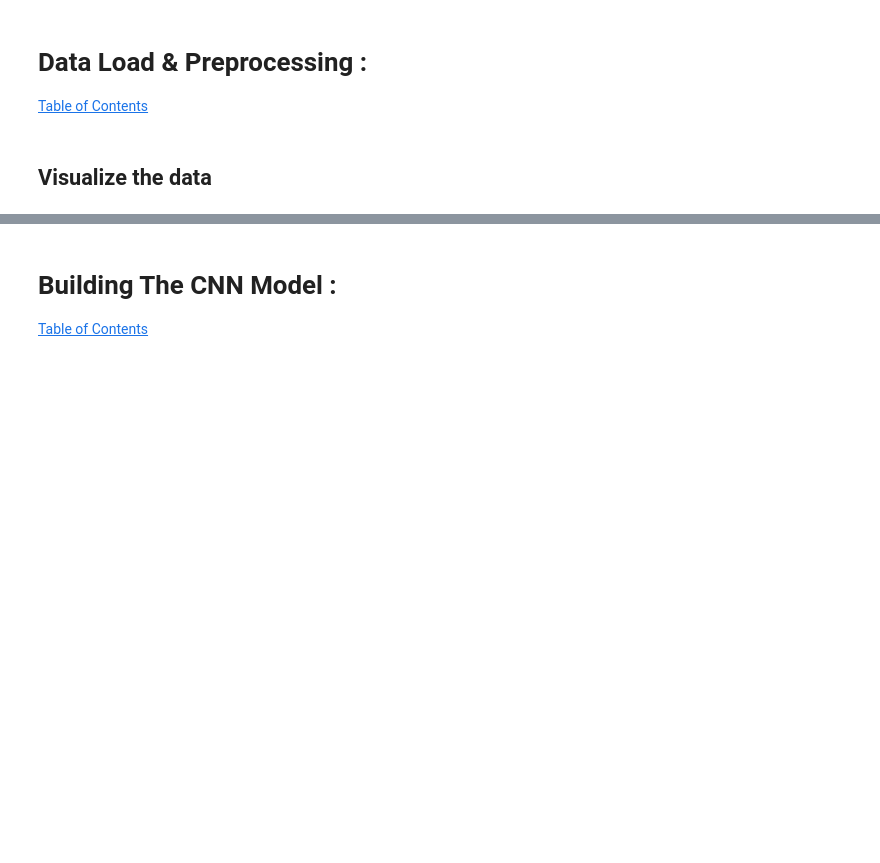
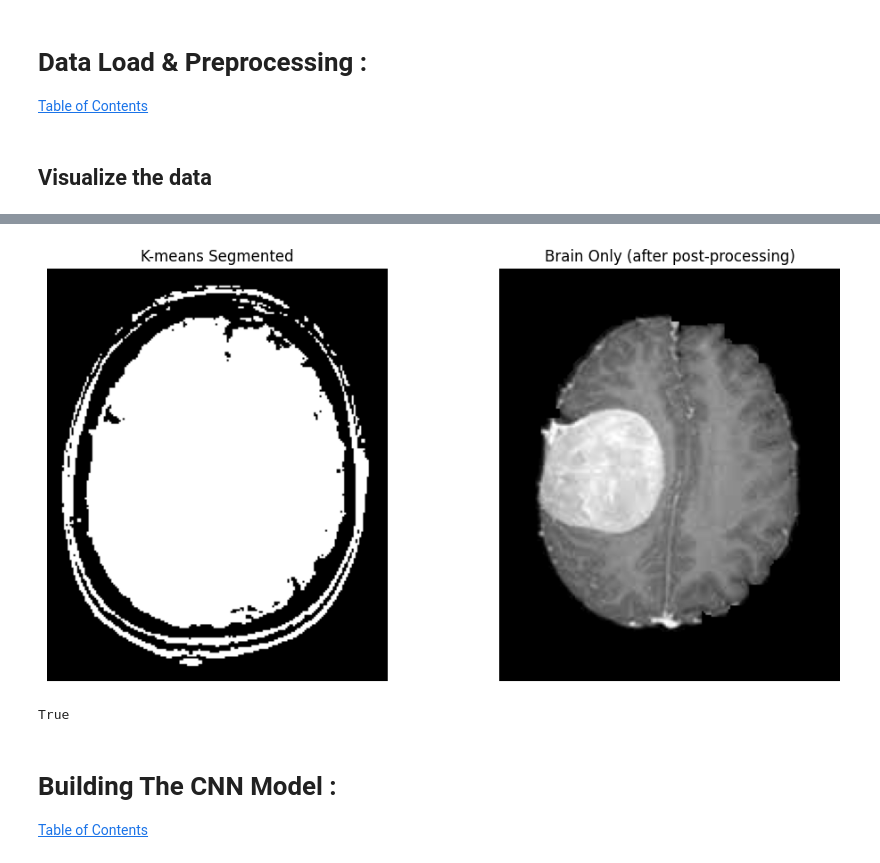
Before and after one commit to FaroukAshrafElshamy/BrainTumorDetection, a Jupyter notebook: Part2/ProjectV2.ipynb, the cells around one changed output, grey strips where cells are left out. Cells and saved outputs as stored; diff of their text form; code cells hidden in the pictures; blank space fills up the shorter version.

```diff
--- a/Part2/ProjectV2.ipynb
+++ b/Part2/ProjectV2.ipynb
@@ -130,3 +210,57 @@ print(len(mri_dataset.images)) # All The Data
+# %%
+from sklearn.cluster import KMeans
+import cv2
+import numpy as np
+from keras.preprocessing import image
+
+
+def k_means_segmentation(img, n_clusters=2):
+    img_reshaped = img.reshape((-1, 1))
+    kmeans = KMeans(n_clusters=n_clusters)
+    kmeans.fit(img_reshaped)
+    segmented = kmeans.labels_.reshape(img.shape)
+    return (segmented == 1).astype(np.uint8) * 255  # Assuming tumor is the second cluster
+gray = cv2.cvtColor(img, cv2.COLOR_BGR2GRAY)
+
+img = image.img_to_array(gray, dtype='uint8')
+segmented = k_means_segmentation(img)
+
+
+
+# Use morphological operations to remove the skull and isolate the brain
+kernel = np.ones((5, 5), np.uint8)
+eroded = cv2.erode(segmented, kernel, iterations=1)
+dilated = cv2.dilate(eroded, kernel, iterations=2)
+# Find contours from the binary image
+contours, _ = cv2.findContours(dilated, cv2.RETR_EXTERNAL, cv2.CHAIN_APPROX_SIMPLE)
+
+# Create a mask to draw the largest contour (likely the brain)
+mask = np.zeros_like(segmented)
+largest_contour = max(contours, key=cv2.contourArea)
+cv2.drawContours(mask, [largest_contour], -1, 255, thickness=cv2.FILLED)
+
+# Use the mask to extract the brain region from the original image
+brain_only = cv2.bitwise_and(img, img, mask=mask)
+
+# Display the results
+plt.figure(figsize=(12, 6))
+plt.subplot(1, 2, 1)
+plt.title('K-means Segmented')
+plt.imshow(segmented, cmap='gray')
+plt.axis('off')
+
+plt.subplot(1, 2, 2)
+plt.title('Brain Only (after post-processing)')
+plt.imshow(brain_only, cmap='gray')
+plt.axis('off')
+
+plt.show()
+
+# Save the final result
+cv2.imwrite('brain_only_segmented.png', brain_only)
+# %% [output]
+[figure, added]
+True
 # %% [markdown]
 # **Building The CNN Model :** <a class="anchor" id="4"></a>
 [Table of Contents](#0)
```
Also changed, not shown: parts of 5 cells of this notebook.
